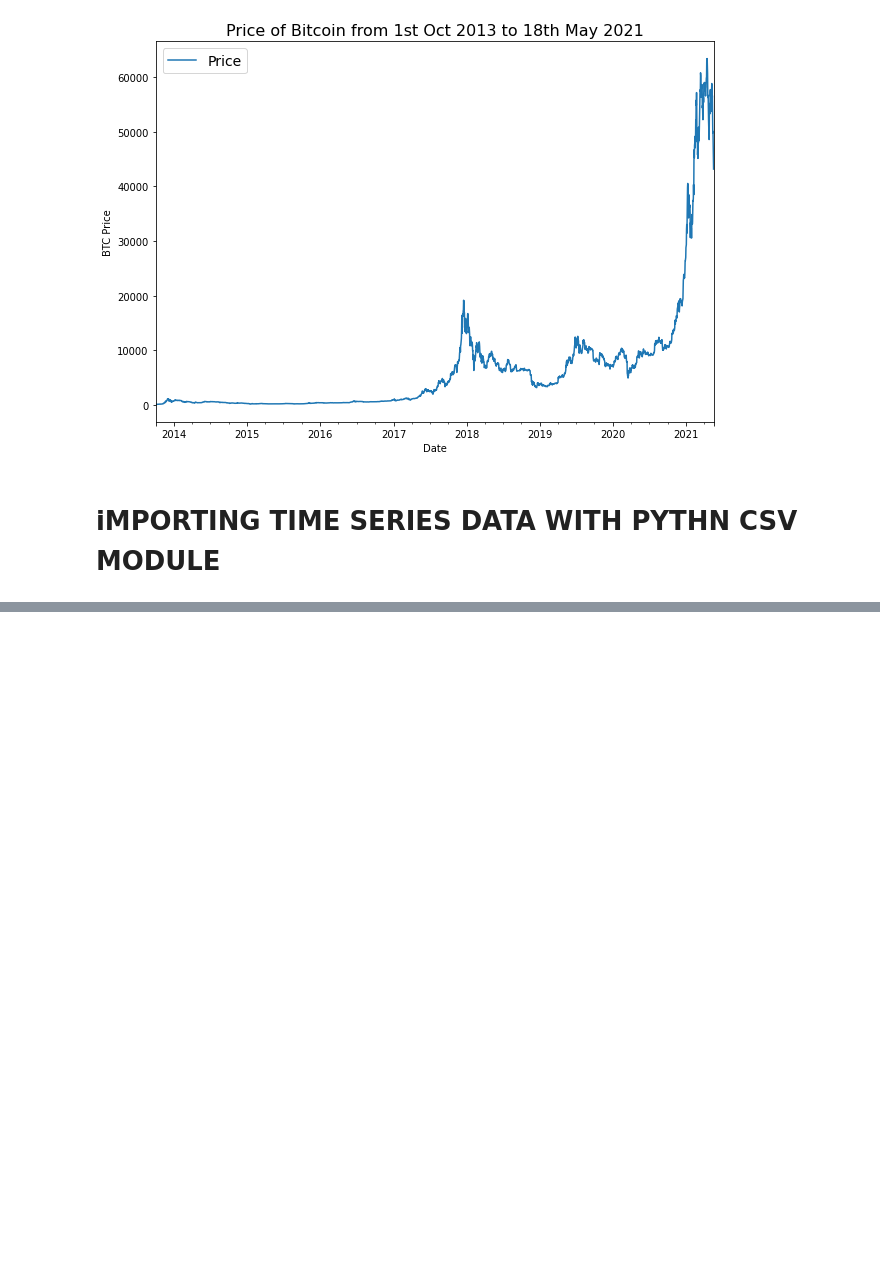
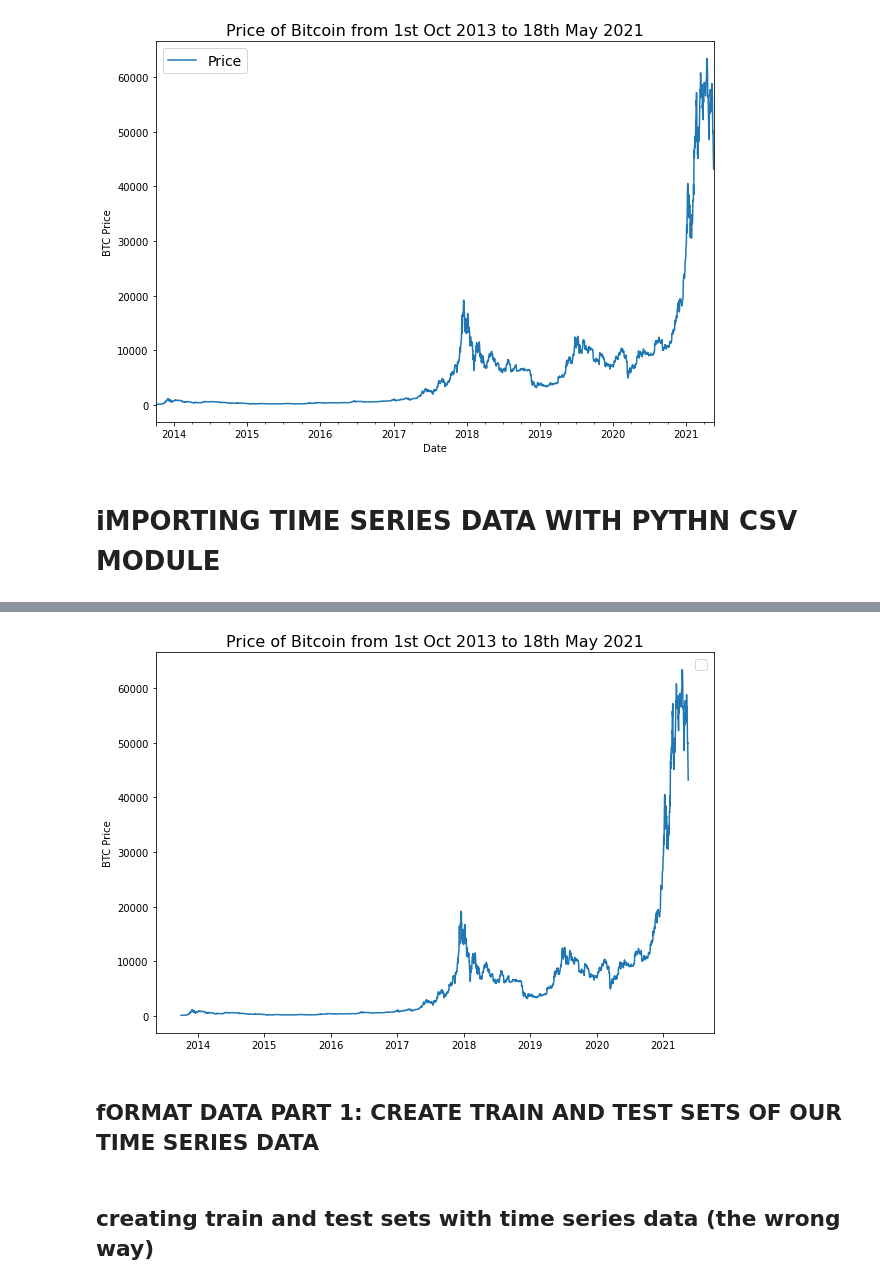
Before and after one commit to Kennedy87670/Other_Project, a Jupyter notebook: Time_series_forecating.ipynb, the cells around one changed output, grey strips where cells are left out. Cells and saved outputs as stored; diff of their text form; code cells hidden in the pictures; blank space fills up the shorter version.

```diff
--- a/Time_series_forecating.ipynb
+++ b/Time_series_forecating.ipynb
@@ -99,5 +99,11 @@ btc_price = []
 
 with open("/content/BTC_USD_2013-10-01_2021-05-18-CoinDesk.csv", "r") as f:
   csv_reader = csv.reader(f, delimiter=",")
-  #next(csv_reader) # skip the first line (this gets rid of the column titles)
-  for line in csv_reader
+  next(csv_reader) # skip the first line (this gets rid of the column titles)
+  for line in csv_reader:
+    #timesteps.append(line[1])
+    timesteps.append(datetime.strptime(line[1], "%Y-%m-%d")) # get dates as datetime
+    btc_price.append(float(line[2]))  # get the closing part as float
+
+# View first 10 of each
+timesteps[:10], btc_price[:10]
@@ -103,0 +131,10 @@ with open("/content/BTC_USD_2013-10-01_2021-05-18-CoinDesk.csv", "r") as f:
+# %%
+# Plot from csv
+import numpy as np
+plt.figure(figsize=(10,7))
+plt.plot(timesteps, btc_price)
+plt.ylabel("BTC Price")
+plt.title("Price of Bitcoin from 1st Oct 2013 to 18th May 2021",
+          fontsize=16)
+plt.legend(fontsize=14);
+# %% [output]
@@ -103,0 +142,5 @@ with open("/content/BTC_USD_2013-10-01_2021-05-18-CoinDesk.csv", "r") as f:
+[figure, added]
+# %% [markdown]
+## fORMAT DATA PART 1: CREATE TRAIN AND TEST SETS OF OUR TIME SERIES DATA
+# %% [markdown]
+## creating train and  test sets with time series data (the wrong way)
```
Also changed, not shown: parts of 14 cells of this notebook.
